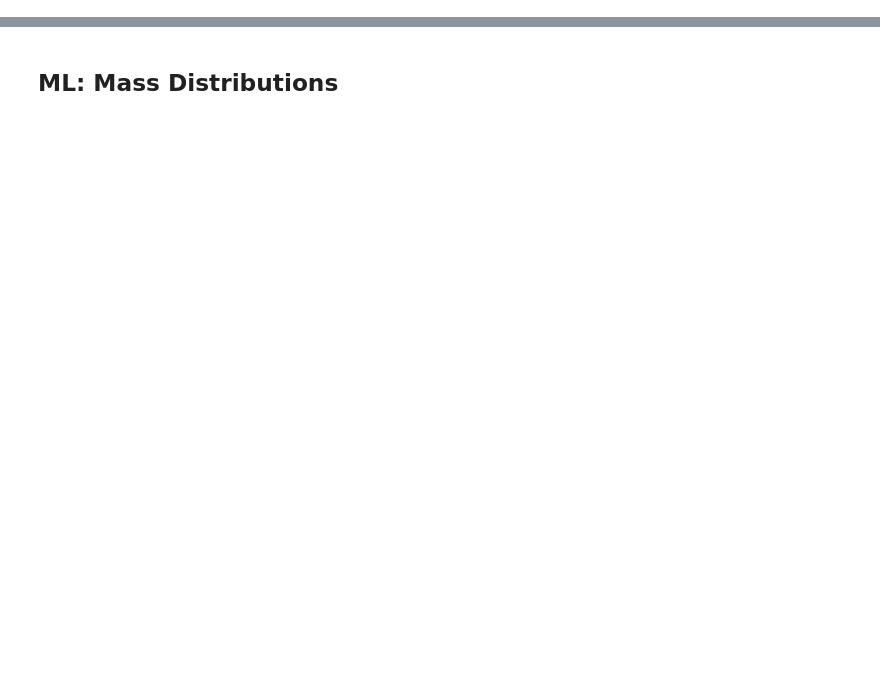
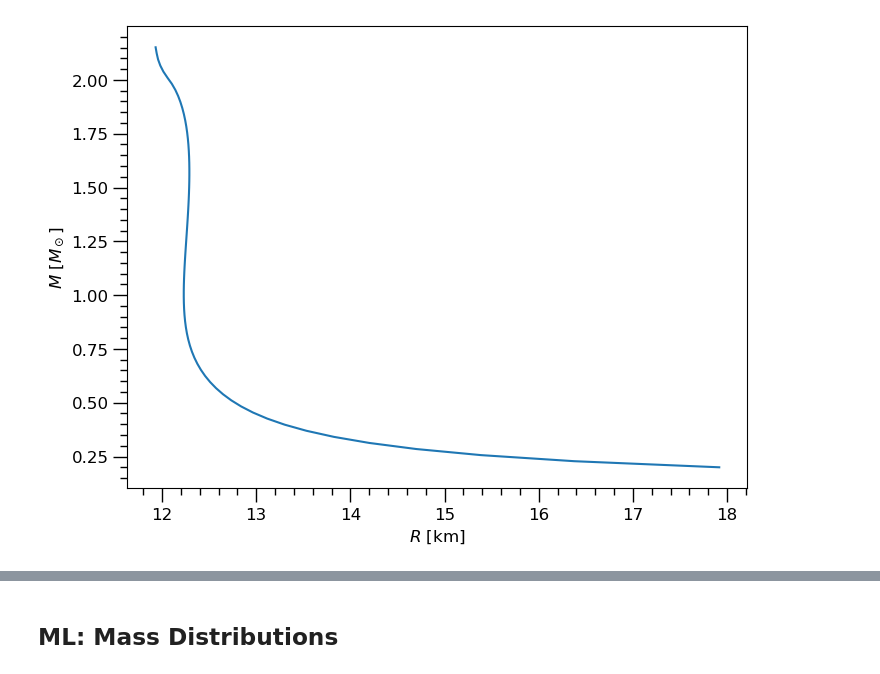
Before and after one commit to awsteiner/bamr, a Jupyter notebook: out/plots2.ipynb, the cells around one changed output, grey strips where cells are left out. Cells and saved outputs as stored; diff of their text form; code cells hidden in the pictures; blank space fills up the shorter version.

Commit message:
Added new plot scripts

```diff
--- a/out/plots2.ipynb
+++ b/out/plots2.ipynb
@@ -924,0 +33,32 @@ plt.show()
+# %%
+mchain = h5py.File('aff_inv/np_all','r')['markov_chain_0']
+mult = np.array(mchain['data']['mult'])
+r = [None] * 100  # Initialize r as a list to hold arrays
+
+for i in range(100):
+  r[i] = np.array(mchain['data']['R_'+str(i)])
+  r[i] = r[i][np.nonzero(r[i])].tolist()
+  if r[i]==[]:
+    r[i] = 0
+  else:
+    r[i] = np.mean(r[i])
+r = np.array(r)[np.nonzero(np.array(r))]
+m = np.arange(0.2, 0.2+((3-0.2)/99)*len(r), ((3-0.2)/99))
+mmax = np.mean(np.array(mchain['data']['M_max']))
+for i in range(len(m)):
+   if m[i] > mmax:
+      m[i] = 0
+      r[i] = 0
+r = r[np.nonzero(r)]
+m = m[np.nonzero(m)]
+
+plt.figure(figsize=(8,6))
+plt.plot(r, m)
+plt.xlabel(r'$R~[\mathrm{km}]$')
+plt.ylabel(r'$M~[M_\odot]$')
+plt.minorticks_on()
+plt.tick_params('both', length=10, width=1, which='major')
+plt.tick_params('both', length=5, width=1, which='minor')
+plt.show()
+# %% [output]
+[figure, added]
```
Also changed, not shown: parts of 29 cells of this notebook, 3 other files.
